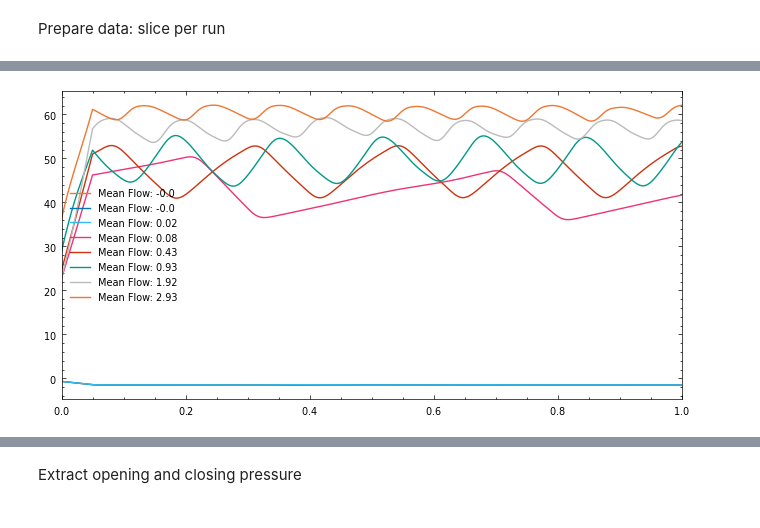
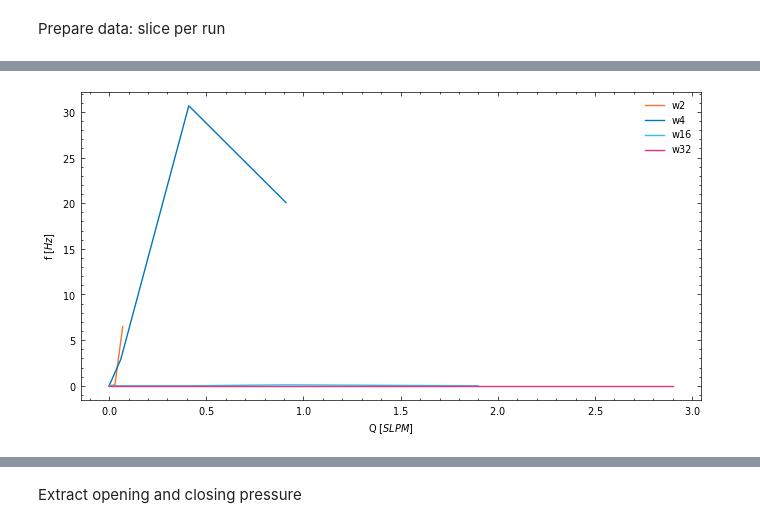
Before and after one commit to Olviel/Thermal_Soft_Robotics, a Jupyter notebook: Thermal_actuation/Experimental/Fluidic/Actuators/Actuator_main.ipynb, the cells around one changed output, grey strips where cells are left out. Cells and saved outputs as stored; diff of their text form; code cells hidden in the pictures.

Commit message:
finished plot for different witdh

```diff
--- a/Thermal_actuation/Experimental/Fluidic/Actuators/Actuator_main.ipynb
+++ b/Thermal_actuation/Experimental/Fluidic/Actuators/Actuator_main.ipynb
@@ -24,7 +22,7 @@ from save_plot_func import save_plot
 # %%
 #Location = r"C:\Users\Olivi\OneDrive - TU Eindhoven\Soft robotic matter\data_analysis"
 Location = r"//sun/overvelde/group-folder/PROJECTS/Thermal_soft_robotics_Olivier/Git/Thermal_Soft_Robotics/Thermal_actuation/Experimental/Fluidic/Actuators"
-Foldernames = ["/Data"]
+Foldernames = ["/Data/width_sweep"]
 
 data = FluidicSetupFunctions.LoadData(Foldernames = Foldernames,Location=Location)
 
@@ -49,3 +46,11 @@ Loading... Folder 1 of 1, Sample 5 of 5
 211299     0.001645       0.0  240.745842  211.300
 
 [211300 rows x 4 columns]>
+# %%
+#Extract names for plotting
+items = data[1]['Samplename']
+
+# Use regular expression to match 'w' followed by any number of digits
+Sample_names = [re.match(r'(w\d+)_', item).group(1) if re.match(r'(w\d+)_', item) else item for item in items]
+
+print(Sample_names)
@@ -119,14 +154,14 @@ for index,value in enumerate(data[0]):
 # %%
 len(data_sliced[0])
 data_sliced[0][0]
-plt.plot(data_sliced[0][7]["Time"],data_sliced[0][7]["Pressure"])
-np.mean(data_sliced[0][7]["Flow"])
+plt.plot(data_sliced[0][-1]["Time"],data_sliced[0][-1]["Pressure"])
+np.mean(data_sliced[0][-1]["Flow"])
 
-peaks,_ = find_peaks(data_sliced[0][7]["Pressure"])
+peaks,_ = find_peaks(data_sliced[0][-1]["Pressure"])
 n_peaks=len(peaks)
 print(n_peaks)
-len(data_sliced[0][7]["Time"]/1000)
-measurement_t = len(data_sliced[0][7]["Time"])/1000
+len(data_sliced[0][-1]["Time"]/1000)
+measurement_t = len(data_sliced[0][-1]["Time"])/1000
 f = n_peaks/measurement_t
 f
 # %% [output]
@@ -136,26 +171,7 @@ f
 # %%
-from scipy.signal import find_peaks, butter, filtfilt
-
-# Butterworth filter design
-def butter_lowpass(cutoff, fs, order=5):
-    nyq = 0.5 * fs
-    normal_cutoff = cutoff / nyq
-    b, a = butter(order, normal_cutoff, btype='low', analog=False)
-    return b, a
-
-def butter_lowpass_filter(data, cutoff, fs, order=5):
-    b, a = butter_lowpass(cutoff, fs, order=order)
-    y = filtfilt(b, a, data)
-    return y
-
-# Function for moving average smoothing
-def moving_average(data, window_size):
-    return np.convolve(data, np.ones(window_size)/window_size, mode='same')
-
-
 # Define sampling rate and cutoff frequency
 fs = 1000  # example sampling rate
-cutoff = 30  # cutoff frequency in Hz for low-pass filter
+cutoff = 150  # cutoff frequency in Hz for low-pass filter
 
 # Window size for smoothing
 window_size = 100
@@ -164,40 +180,43 @@ plt.figure(figsize=(8, 4))
 
 Q_mean = []
 f=[]
+results = []
 
-for i,run_data in enumerate(data_sliced[0]):
-    time = run_data["Time"]
-    P_raw = run_data["Pressure"]
-    Q_mean.append(np.mean(run_data["Flow"]))
-
-    # Filter the signal
-    filtered_pressure = butter_lowpass_filter(P_raw, cutoff, fs)
-    P = moving_average(filtered_pressure,window_size)
-
-    # Find peaks with dynamic thresholding and minimum distance
-    peaks, _ = find_peaks(P,height=40)
-    n_peaks = len(peaks)
+for index, runs_data in enumerate(data_sliced):
+    Q_mean = []
+    f=[]
+    for i,run_data in enumerate(runs_data):
+        #print(i,run_data)
+        time = run_data["Time"]
+        P_raw = run_data["Pressure"]
 
 
-    measurement_t = len(data_sliced[0][i]["Time"])/1000
-    f.append(n_peaks/measurement_t )
+        # Filter the signal
+        filtered_pressure = butter_lowpass_filter(P_raw, cutoff, fs)
+        P = moving_average(filtered_pressure,window_size)
+
+        # Find peaks with dynamic thresholding and minimum distance
+        peaks, _ = find_peaks(P,height=40)
+        n_peaks = len(peaks)
 
 
-# Correct usage of np.round and np.mean for labeling
-    mean_flow = np.round(np.mean(run_data["Flow"]), 2)
-    plt.plot(time, P, label=f'Mean Flow: {mean_flow}')
-    #plt.plot(time[peaks], pressure[peaks], "x")
-    print(i,run_data)
+        measurement_t = len(run_data["Time"])/1000
+        f.append(n_peaks/measurement_t )
 
 
+    # Correct usage of np.round and np.mean for labeling
+        mean_flow = np.round(np.mean(run_data["Flow"]), 2)
+        Q_mean.append(mean_flow)
 
-# Set the x and y limits if needed
-# plt.xlim(0, 1)
-# plt.ylim(-2, -1)
-plt.xlim(0,1)
+    # zip and store results
+    results.append(zip(f,Q_mean))
+    print(Q_mean)
+    print(f)
+
+    plt.plot(Q_mean,f,label=Sample_names[index])
+
+plt.xlabel("Q [$SLPM$]")
+plt.ylabel("f [$Hz$]")
 plt.legend()
 plt.show()
-plt.plot(Q_mean,f)
-plt.xlabel('Flow [$SLPM$]')
-plt.ylabel('Frequency [$Hz$]')
 # %% [output]
@@ -221 +231 @@ plt.ylabel('Frequency [$Hz$]')
-[figure, old version]
+[figure, new version]
```
Also changed, not shown: parts of 8 cells of this notebook.
